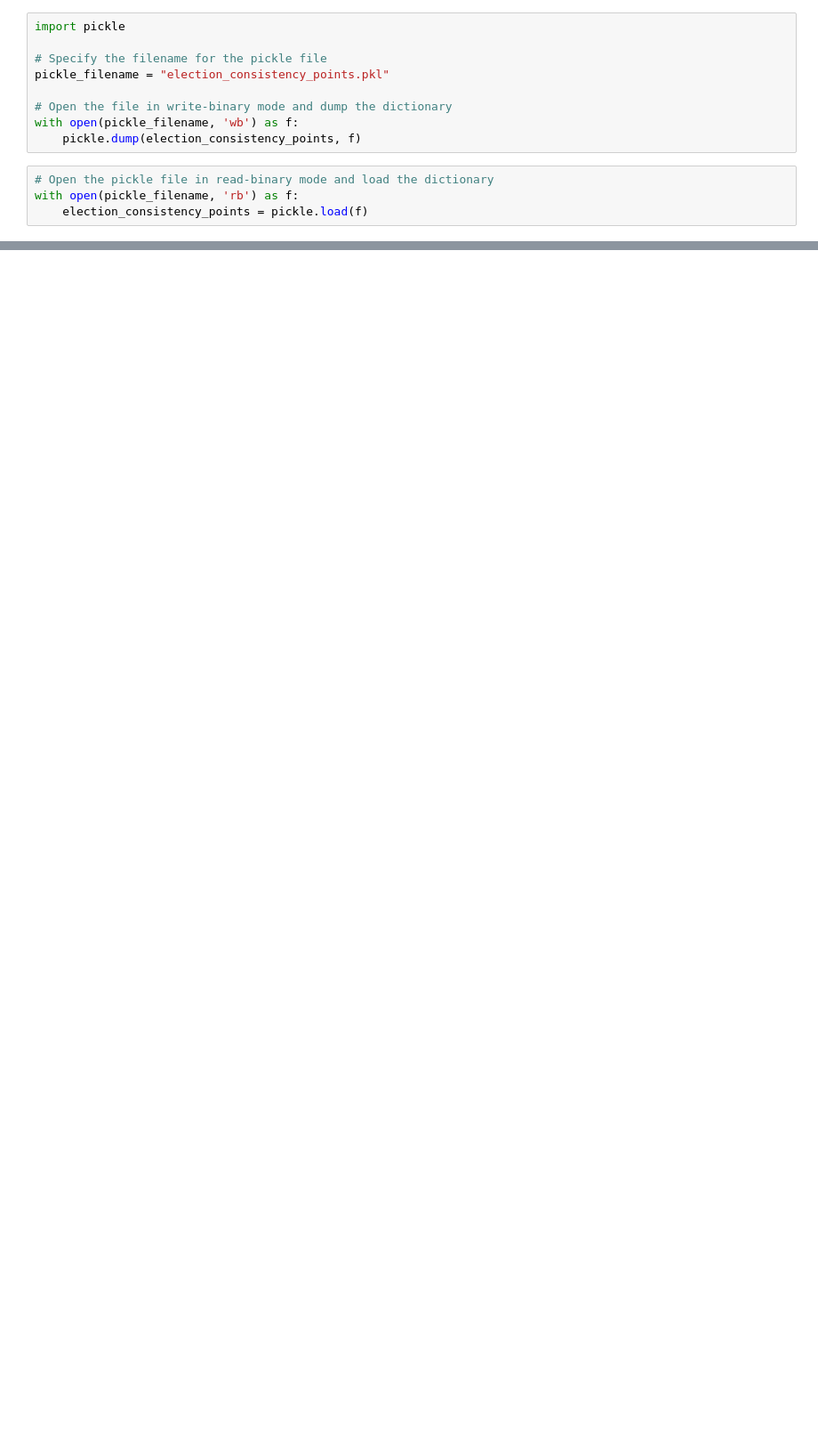
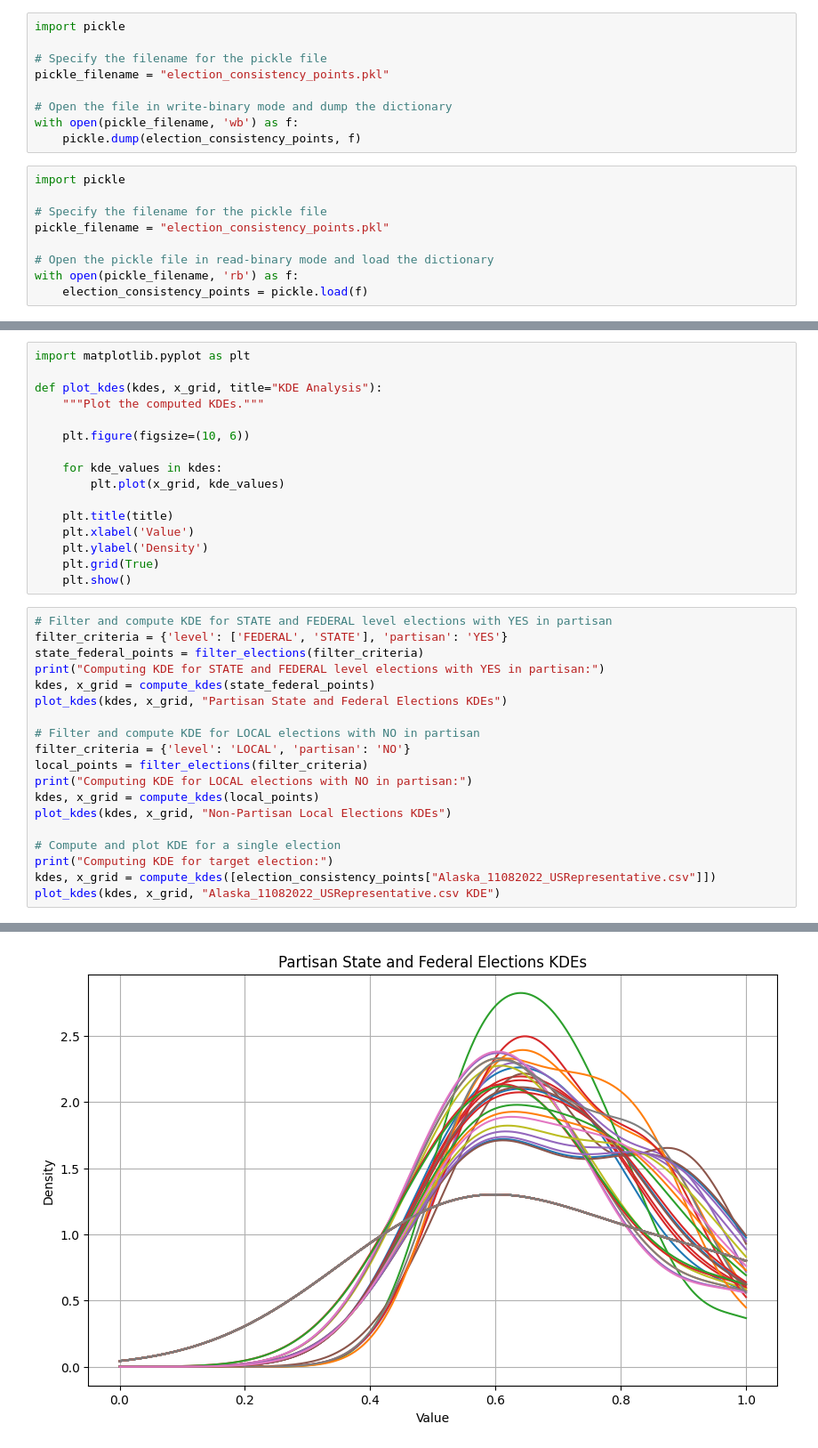
Before and after one commit to ericssimpson/voting-analysis-tools, a Jupyter notebook: rcv_exploration/process-group.ipynb, the cells around one changed output, grey strips where cells are left out. Shown at 89% size. Saved outputs shown, nothing was run; the diff lists cells and outputs as text; blank space fills up the shorter version.

```diff
--- a/rcv_exploration/process-group.ipynb
+++ b/rcv_exploration/process-group.ipynb
@@ -252,6 +246,11 @@ pickle_filename = "election_consistency_points.pkl"
 with open(pickle_filename, 'wb') as f:
     pickle.dump(election_consistency_points, f)
 # %%
+import pickle
+
+# Specify the filename for the pickle file
+pickle_filename = "election_consistency_points.pkl"
+
 # Open the pickle file in read-binary mode and load the dictionary
 with open(pickle_filename, 'rb') as f:
     election_consistency_points = pickle.load(f)
@@ -257,0 +300,36 @@ with open(pickle_filename, 'rb') as f:
+# %%
+import matplotlib.pyplot as plt
+
+def plot_kdes(kdes, x_grid, title="KDE Analysis"):
+    """Plot the computed KDEs."""
+
+    plt.figure(figsize=(10, 6))
+
+    for kde_values in kdes:
+        plt.plot(x_grid, kde_values)
+
+    plt.title(title)
+    plt.xlabel('Value')
+    plt.ylabel('Density')
+    plt.grid(True)
+    plt.show()
+# %%
+# Filter and compute KDE for STATE and FEDERAL level elections with YES in partisan
+filter_criteria = {'level': ['FEDERAL', 'STATE'], 'partisan': 'YES'}
+state_federal_points = filter_elections(filter_criteria)
+print("Computing KDE for STATE and FEDERAL level elections with YES in partisan:")
+kdes, x_grid = compute_kdes(state_federal_points)
+plot_kdes(kdes, x_grid, "Partisan State and Federal Elections KDEs")
+
+# Filter and compute KDE for LOCAL elections with NO in partisan
+filter_criteria = {'level': 'LOCAL', 'partisan': 'NO'}
+local_points = filter_elections(filter_criteria)
+print("Computing KDE for LOCAL elections with NO in partisan:")
+kdes, x_grid = compute_kdes(local_points)
+plot_kdes(kdes, x_grid, "Non-Partisan Local Elections KDEs")
+
+# Compute and plot KDE for a single election
+print("Computing KDE for target election:")
+kdes, x_grid = compute_kdes([election_consistency_points["Alaska_11082022_USRepresentative.csv"]])
+plot_kdes(kdes, x_grid, "Alaska_11082022_USRepresentative.csv KDE")
+# %% [output]
@@ -257,0 +353 @@ with open(pickle_filename, 'rb') as f:
+[figure, added]
```
Also changed, not shown: parts of 10 cells of this notebook, 15 other files.
